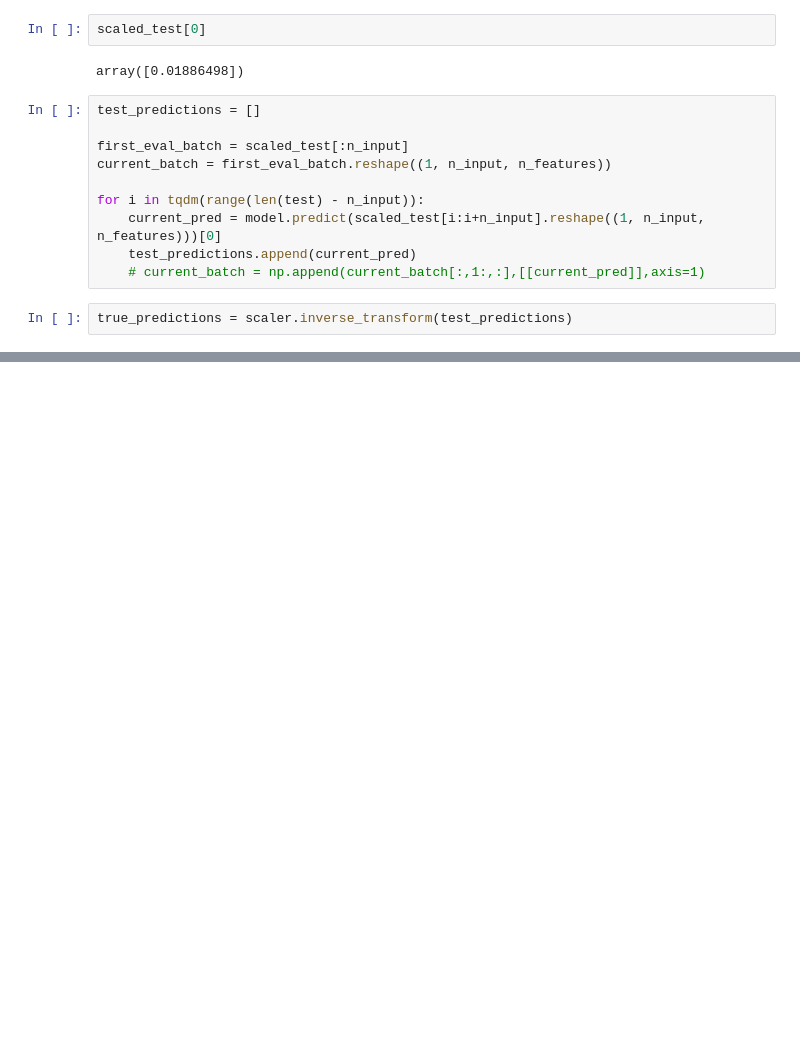
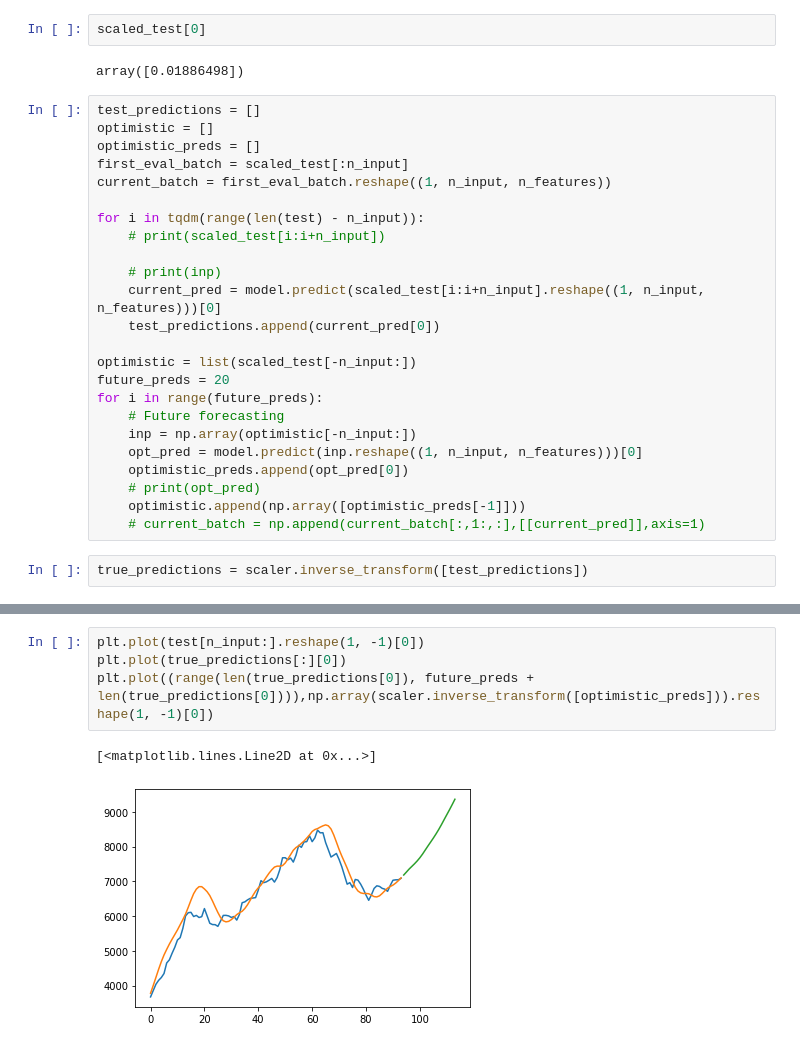
Before and after one commit to AkshitAggarwal/Time_Series_Forecasting_Hopitalisations, a Jupyter notebook: Covid_Hospitalizations_Minor.ipynb, the cells around one changed output, grey strips where cells are left out. Drawn from its saved outputs; the diff is of its cells as text; blank space fills up the shorter version.

```diff
--- a/Covid_Hospitalizations_Minor.ipynb
+++ b/Covid_Hospitalizations_Minor.ipynb
@@ -137,13 +130,27 @@ scaled_test[0]
 array([0.01886498])
 # %%
 test_predictions = []
-
+optimistic = []
+optimistic_preds = []
 first_eval_batch = scaled_test[:n_input]
 current_batch = first_eval_batch.reshape((1, n_input, n_features))
 
 for i in tqdm(range(len(test) - n_input)):
+    # print(scaled_test[i:i+n_input])
+
+    # print(inp)
     current_pred = model.predict(scaled_test[i:i+n_input].reshape((1, n_input, n_features)))[0]
-    test_predictions.append(current_pred)
+    test_predictions.append(current_pred[0])
+
+optimistic = list(scaled_test[-n_input:])
+future_preds = 20
+for i in range(future_preds):
+    # Future forecasting
+    inp = np.array(optimistic[-n_input:])
+    opt_pred = model.predict(inp.reshape((1, n_input, n_features)))[0]
+    optimistic_preds.append(opt_pred[0])
+    # print(opt_pred)
+    optimistic.append(np.array([optimistic_preds[-1]]))
     # current_batch = np.append(current_batch[:,1:,:],[[current_pred]],axis=1)
 # %%
-true_predictions = scaler.inverse_transform(test_predictions)
+true_predictions = scaler.inverse_transform([test_predictions])
@@ -155,0 +165,7 @@ plt.plot(test_predictions)
+# %%
+plt.plot(test[n_input:].reshape(1, -1)[0])
+plt.plot(true_predictions[:][0])
+plt.plot((range(len(true_predictions[0]), future_preds + len(true_predictions[0]))),np.array(scaler.inverse_transform([optimistic_preds])).reshape(1, -1)[0])
+# %% [output]
+[<matplotlib.lines.Line2D at 0x...>]
+[figure, added]
```
Also changed, not shown: parts of 12 cells of this notebook.
